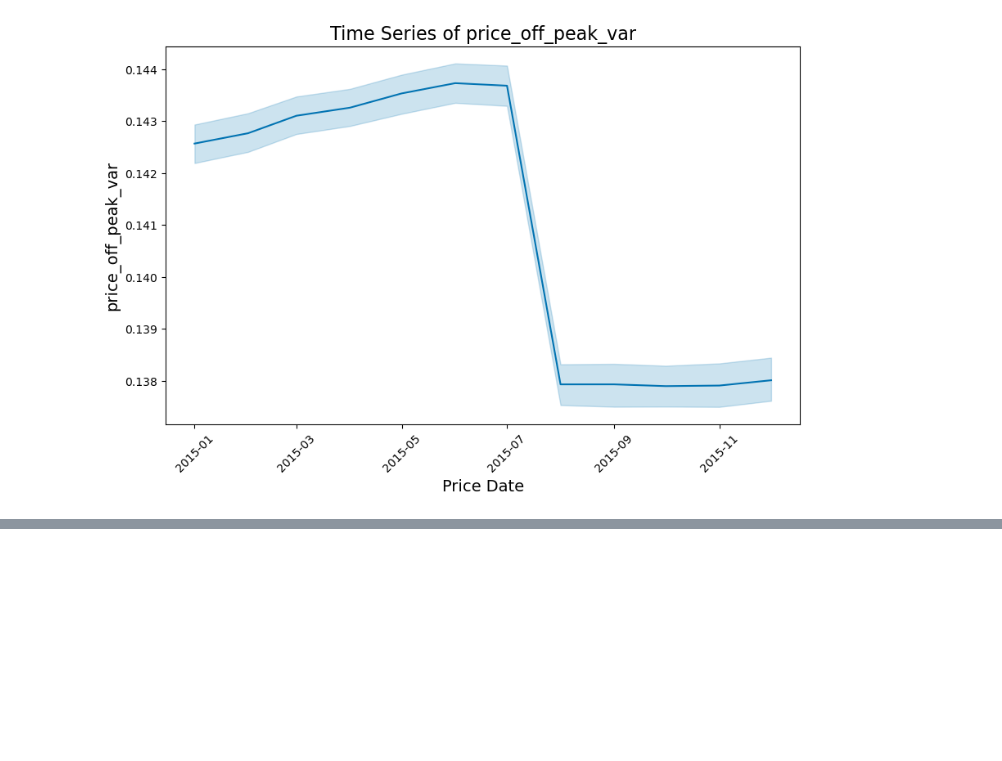
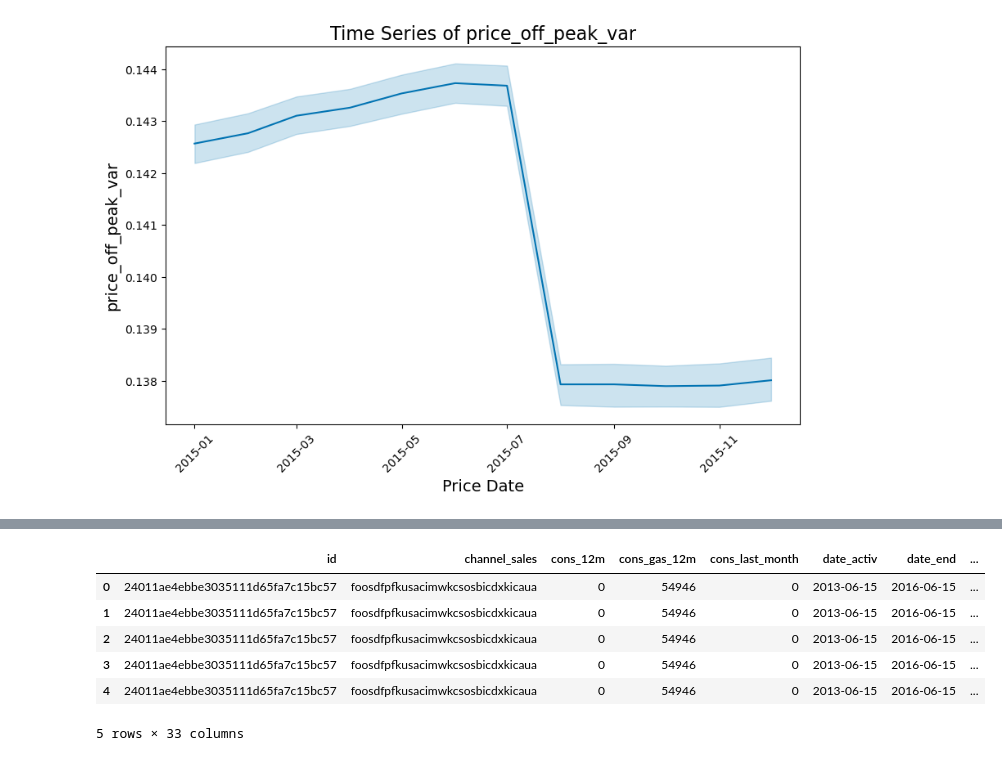
Before and after one commit to RichelCode/BCG-Virtual-Internship, a Jupyter notebook: Richel_Virtual_internship.ipynb, the cells around one changed output, grey strips where cells are left out. Cells and saved outputs as stored; diff of their text form; code cells hidden in the pictures; blank space fills up the shorter version.

```diff
--- a/Richel_Virtual_internship.ipynb
+++ b/Richel_Virtual_internship.ipynb
@@ -550,0 +578,14 @@ plt.show()
+# %%
+# Merge the client and price data on the 'id' column
+merged_data = pd.merge(df, df_1, on='id', how='inner')
+# %%
+# Check the first few rows of the merged data
+merged_data.head()
+# %% [output]
+|  | id | channel_sales | cons_12m | cons_gas_12m | cons_last_month | date_activ | date_end | ... |
+| 0 | 24011ae4ebbe3035111d65fa7c15bc57 | foosdfpfkusacimwkcsosbicdxkicaua | 0 | 54946 | 0 | 2013-06-15 | 2016-06-15 | ... |
+| 1 | 24011ae4ebbe3035111d65fa7c15bc57 | foosdfpfkusacimwkcsosbicdxkicaua | 0 | 54946 | 0 | 2013-06-15 | 2016-06-15 | ... |
+| 2 | 24011ae4ebbe3035111d65fa7c15bc57 | foosdfpfkusacimwkcsosbicdxkicaua | 0 | 54946 | 0 | 2013-06-15 | 2016-06-15 | ... |
+| 3 | 24011ae4ebbe3035111d65fa7c15bc57 | foosdfpfkusacimwkcsosbicdxkicaua | 0 | 54946 | 0 | 2013-06-15 | 2016-06-15 | ... |
+| 4 | 24011ae4ebbe3035111d65fa7c15bc57 | foosdfpfkusacimwkcsosbicdxkicaua | 0 | 54946 | 0 | 2013-06-15 | 2016-06-15 | ... |
+5 rows × 33 columns
```
Also changed, not shown: parts of 5 cells of this notebook.
